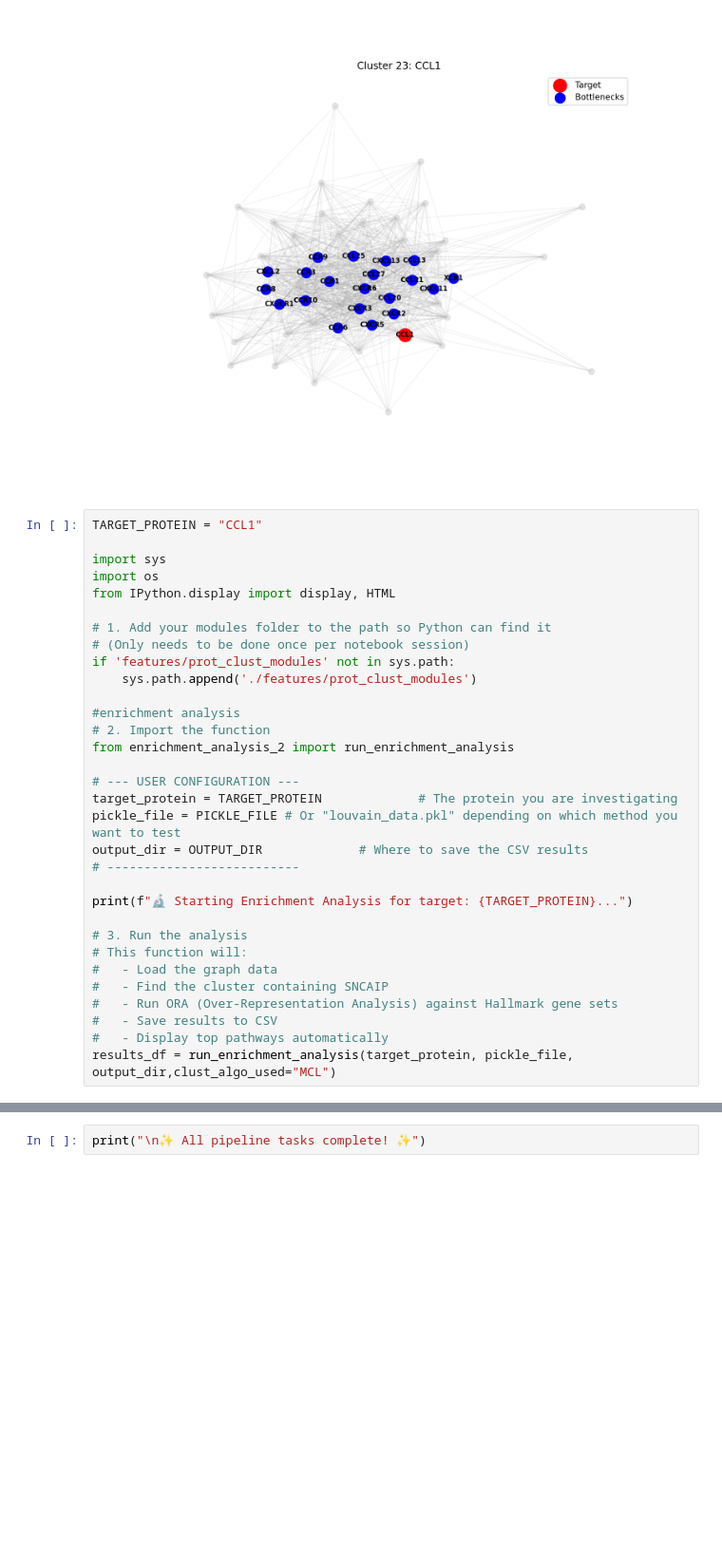
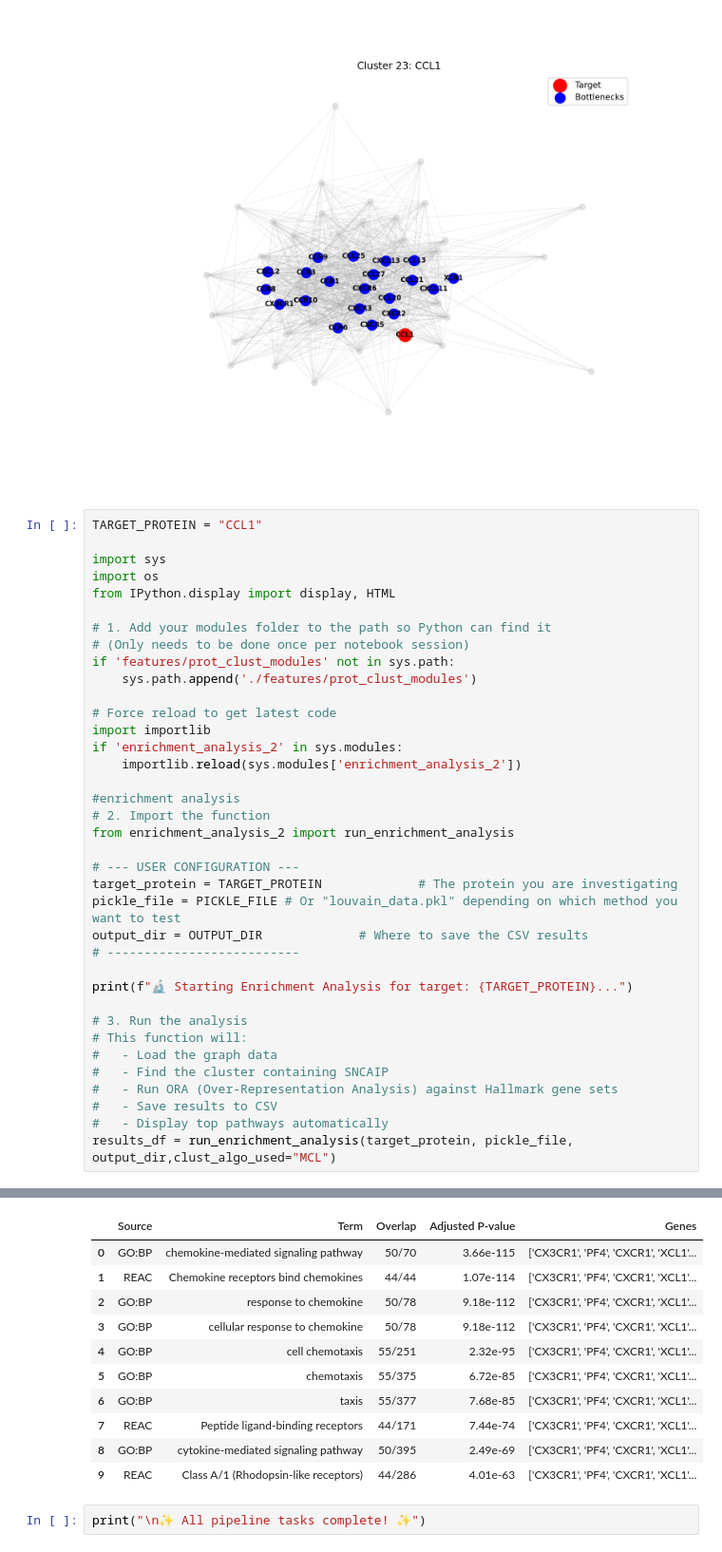
Before and after one commit to DTU-MVH/CLARITY, a Jupyter notebook: main.ipynb, the cells around one changed output, grey strips where cells are left out. Shown at 95% size. Drawn from its saved outputs; the diff is of its cells as text; blank space fills up the shorter version.

Commit message:
updating enrichment analysis

```diff
--- a/main.ipynb
+++ b/main.ipynb
@@ -460,6 +460,11 @@ from IPython.display import display, HTML
 # (Only needs to be done once per notebook session)
 if 'features/prot_clust_modules' not in sys.path:
     sys.path.append('./features/prot_clust_modules')
+
+# Force reload to get latest code
+import importlib
+if 'enrichment_analysis_2' in sys.modules:
+    importlib.reload(sys.modules['enrichment_analysis_2'])
 
 #enrichment analysis
 # 2. Import the function
@@ -493,2 +504,13 @@ results_df = run_enrichment_analysis(target_protein, pickle_file, output_dir,clu
+|  | Source | Term | Overlap | Adjusted P-value | Genes |
+| 0 | GO:BP | chemokine-mediated signaling pathway | 50/70 | 3.66e-115 | ['CX3CR1', 'PF4', 'CXCR1', 'XCL1'... |
+| 1 | REAC | Chemokine receptors bind chemokines | 44/44 | 1.07e-114 | ['CX3CR1', 'PF4', 'CXCR1', 'XCL1'... |
+| 2 | GO:BP | response to chemokine | 50/78 | 9.18e-112 | ['CX3CR1', 'PF4', 'CXCR1', 'XCL1'... |
+| 3 | GO:BP | cellular response to chemokine | 50/78 | 9.18e-112 | ['CX3CR1', 'PF4', 'CXCR1', 'XCL1'... |
+| 4 | GO:BP | cell chemotaxis | 55/251 | 2.32e-95 | ['CX3CR1', 'PF4', 'CXCR1', 'XCL1'... |
+| 5 | GO:BP | chemotaxis | 55/375 | 6.72e-85 | ['CX3CR1', 'PF4', 'CXCR1', 'XCL1'... |
+| 6 | GO:BP | taxis | 55/377 | 7.68e-85 | ['CX3CR1', 'PF4', 'CXCR1', 'XCL1'... |
+| 7 | REAC | Peptide ligand-binding receptors | 44/171 | 7.44e-74 | ['CX3CR1', 'PF4', 'CXCR1', 'XCL1'... |
+| 8 | GO:BP | cytokine-mediated signaling pathway | 50/395 | 2.49e-69 | ['CX3CR1', 'PF4', 'CXCR1', 'XCL1'... |
+| 9 | REAC | Class A/1 (Rhodopsin-like receptors) | 44/286 | 4.01e-63 | ['CX3CR1', 'PF4', 'CXCR1', 'XCL1'... |
 # %%
 print("\n✨ All pipeline tasks complete! ✨")
```
Also changed, not shown: parts of 1 cell of this notebook, 1 other file.
